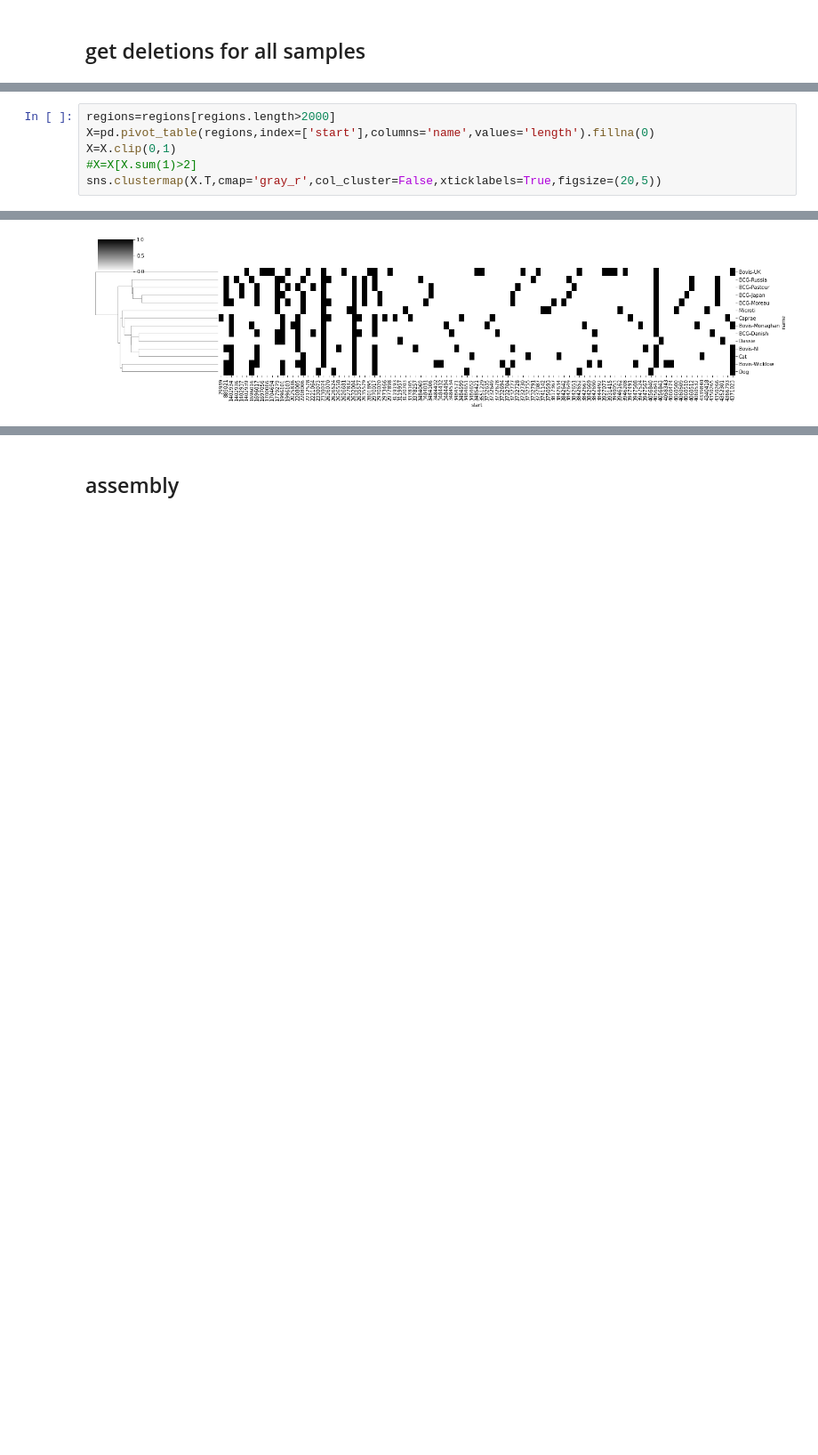
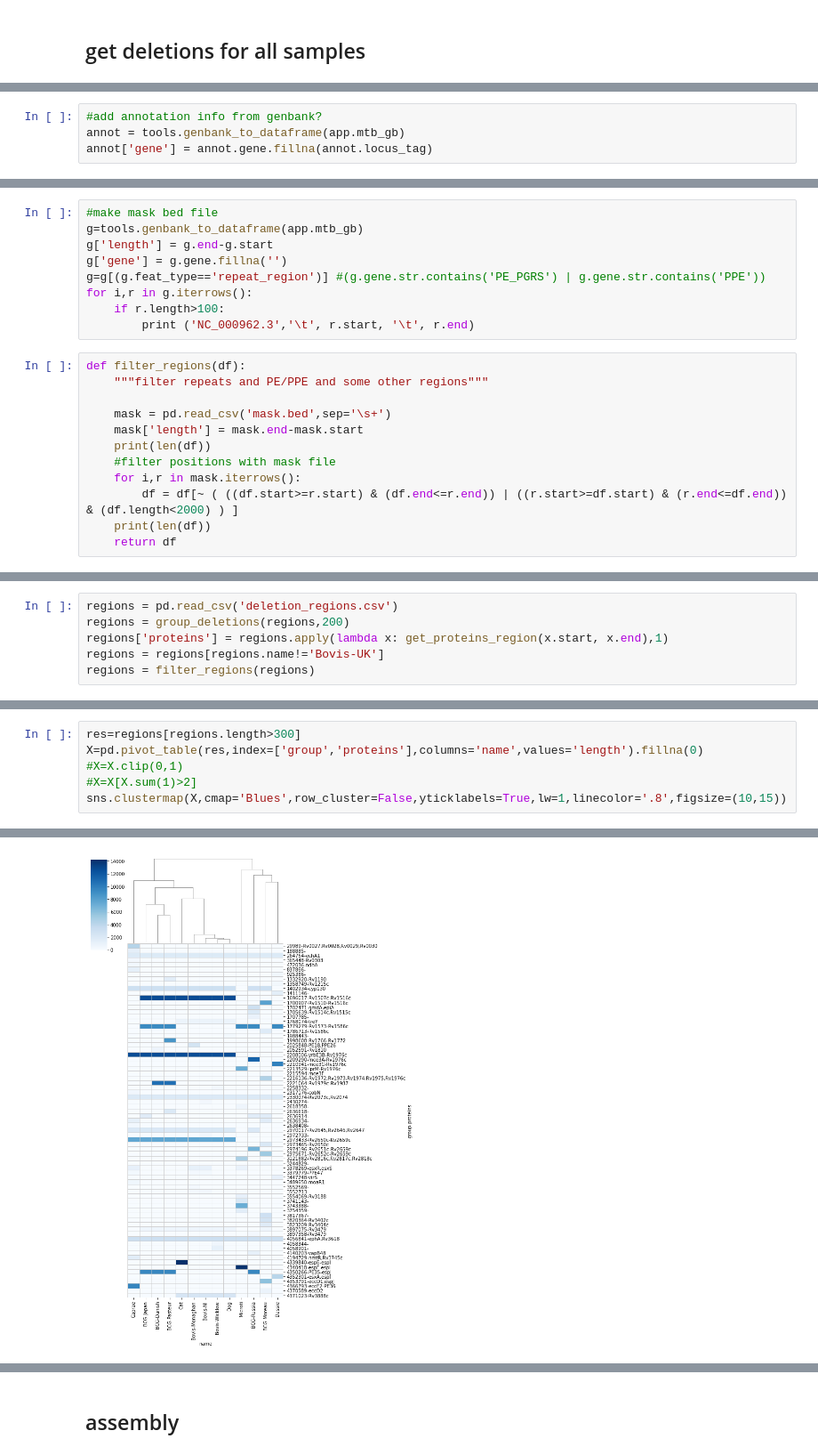
Before and after one commit to dmnfarrell/mtbc_analyses, a Jupyter notebook: bcg_cat/analysis.ipynb, the cells around one changed output, grey strips where cells are left out. Shown at 89% size. Saved outputs shown, nothing was run; the diff lists cells and outputs as text; blank space fills up the shorter version.

Commit message:
mask file for del regions

```diff
--- a/bcg_cat/analysis.ipynb
+++ b/bcg_cat/analysis.ipynb
@@ -205,0 +205,4 @@ for i, df in regions.groupby('start'):
+# %%
+#add annotation info from genbank?
+annot = tools.genbank_to_dataframe(app.mtb_gb)
+annot['gene'] = annot.gene.fillna(annot.locus_tag)
@@ -205,0 +224,21 @@ for i, df in regions.groupby('start'):
+# %%
+#make mask bed file
+g=tools.genbank_to_dataframe(app.mtb_gb)
+g['length'] = g.end-g.start
+g['gene'] = g.gene.fillna('')
+g=g[(g.feat_type=='repeat_region')] #(g.gene.str.contains('PE_PGRS') | g.gene.str.contains('PPE'))
+for i,r in g.iterrows():
+    if r.length>100:
+        print ('NC_000962.3','\t', r.start, '\t', r.end)
+# %%
+def filter_regions(df):
+    """filter repeats and PE/PPE and some other regions"""
+
+    mask = pd.read_csv('mask.bed',sep='\s+')
+    mask['length'] = mask.end-mask.start
+    print(len(df))
+    #filter positions with mask file
+    for i,r in mask.iterrows():
+        df = df[~ ( ((df.start>=r.start) & (df.end<=r.end)) | ((r.start>=df.start) & (r.end<=df.end)) & (df.length<2000) ) ]
+    print(len(df))
+    return df
@@ -205,0 +247,6 @@ for i, df in regions.groupby('start'):
+# %%
+regions = pd.read_csv('deletion_regions.csv')
+regions = group_deletions(regions,200)
+regions['proteins'] = regions.apply(lambda x: get_proteins_region(x.start, x.end),1)
+regions = regions[regions.name!='Bovis-UK']
+regions = filter_regions(regions)
@@ -206,9 +256,9 @@ for i, df in regions.groupby('start'):
 # %%
-regions=regions[regions.length>2000]
-X=pd.pivot_table(regions,index=['start'],columns='name',values='length').fillna(0)
-X=X.clip(0,1)
+res=regions[regions.length>300]
+X=pd.pivot_table(res,index=['group','proteins'],columns='name',values='length').fillna(0)
+#X=X.clip(0,1)
 #X=X[X.sum(1)>2]
-sns.clustermap(X.T,cmap='gray_r',col_cluster=False,xticklabels=True,figsize=(20,5))
+sns.clustermap(X,cmap='Blues',row_cluster=False,yticklabels=True,lw=1,linecolor='.8',figsize=(10,15))
 # %% [output]
 <seaborn.matrix.ClusterGrid at 0x...>
-[figure, old version]
+[figure, new version]
```
Also changed, not shown: parts of 19 cells of this notebook, 1 other file.
